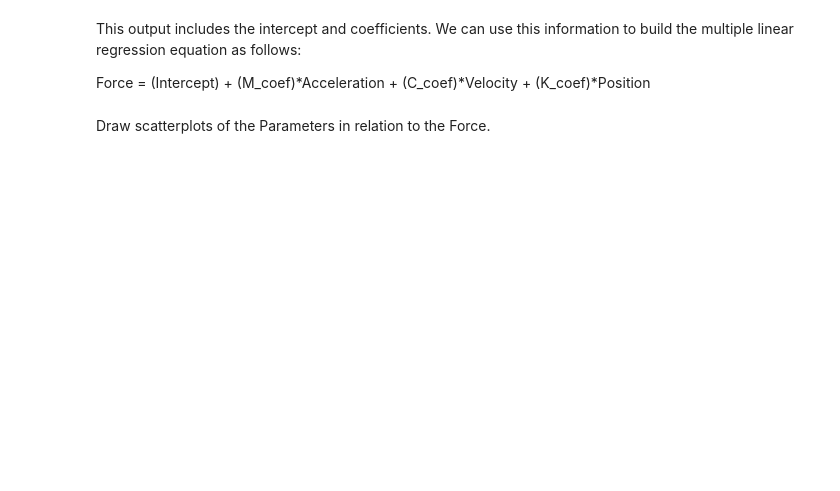
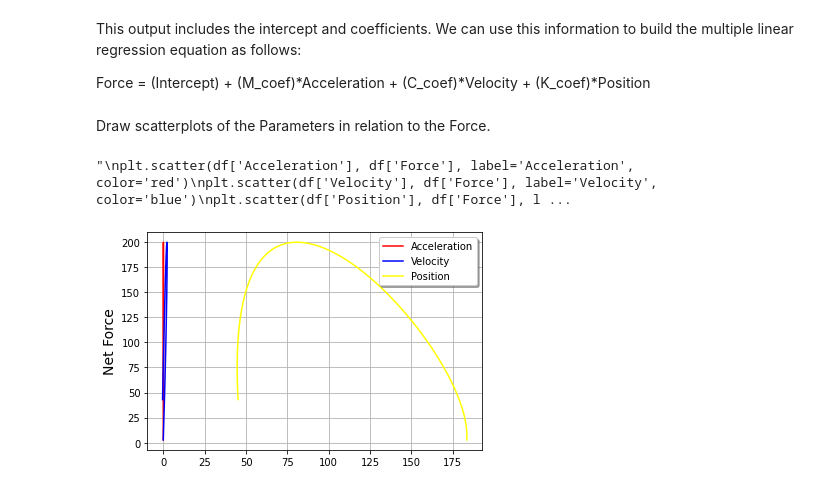
Before and after one commit to superchroma/901, a Jupyter notebook: MCK.ipynb, the cells around one changed output. Saved outputs shown, nothing was run; the diff lists cells and outputs as text; code cells hidden in the pictures; blank space fills up the shorter version.

```diff
--- a/MCK.ipynb
+++ b/MCK.ipynb
@@ -109,3 +104,31 @@ This output includes the intercept and coefficients. We can use this information
 Force = (Intercept) + (M_coef)*Acceleration + (C_coef)*Velocity + (K_coef)*Position
 # %% [markdown]
 Draw scatterplots of the Parameters in relation to the Force.
+# %%
+'''
+plt.scatter(df['Acceleration'], df['Force'], label='Acceleration', color='red')
+plt.scatter(df['Velocity'], df['Force'], label='Velocity', color='blue')
+plt.scatter(df['Position'], df['Force'], label='Position', color='yellow')
+
+plt.title('', fontsize=14)
+#plt.xlabel('X-Axis', fontsize=14)
+plt.ylabel('Net Force', fontsize=14)
+plt.legend(loc='best',fancybox=True, shadow=True)
+plt.grid(True)
+#plt.show()
+'''
+# %% [output]
+"\nplt.scatter(df['Acceleration'], df['Force'], label='Acceleration', color='red')\nplt.scatter(df['Velocity'], df['Force'], label='Velocity', color='blue')\nplt.scatter(df['Position'], df['Force'], l ...
+# %%
+plt.plot(df['Acceleration'], df['Force'], label='Acceleration', color='red')
+plt.plot(df['Velocity'], df['Force'], label='Velocity', color='blue')
+plt.plot(df['Position'], df['Force'], label='Position', color='yellow')
+
+plt.title('', fontsize=14)
+#plt.xlabel('X-Axis', fontsize=14)
+plt.ylabel('Net Force', fontsize=14)
+plt.legend(loc='best',fancybox=True, shadow=True)
+plt.grid(True)
+plt.show()
+# %% [output]
+[figure, added]
```
Also changed, not shown: parts of 20 cells of this notebook.
